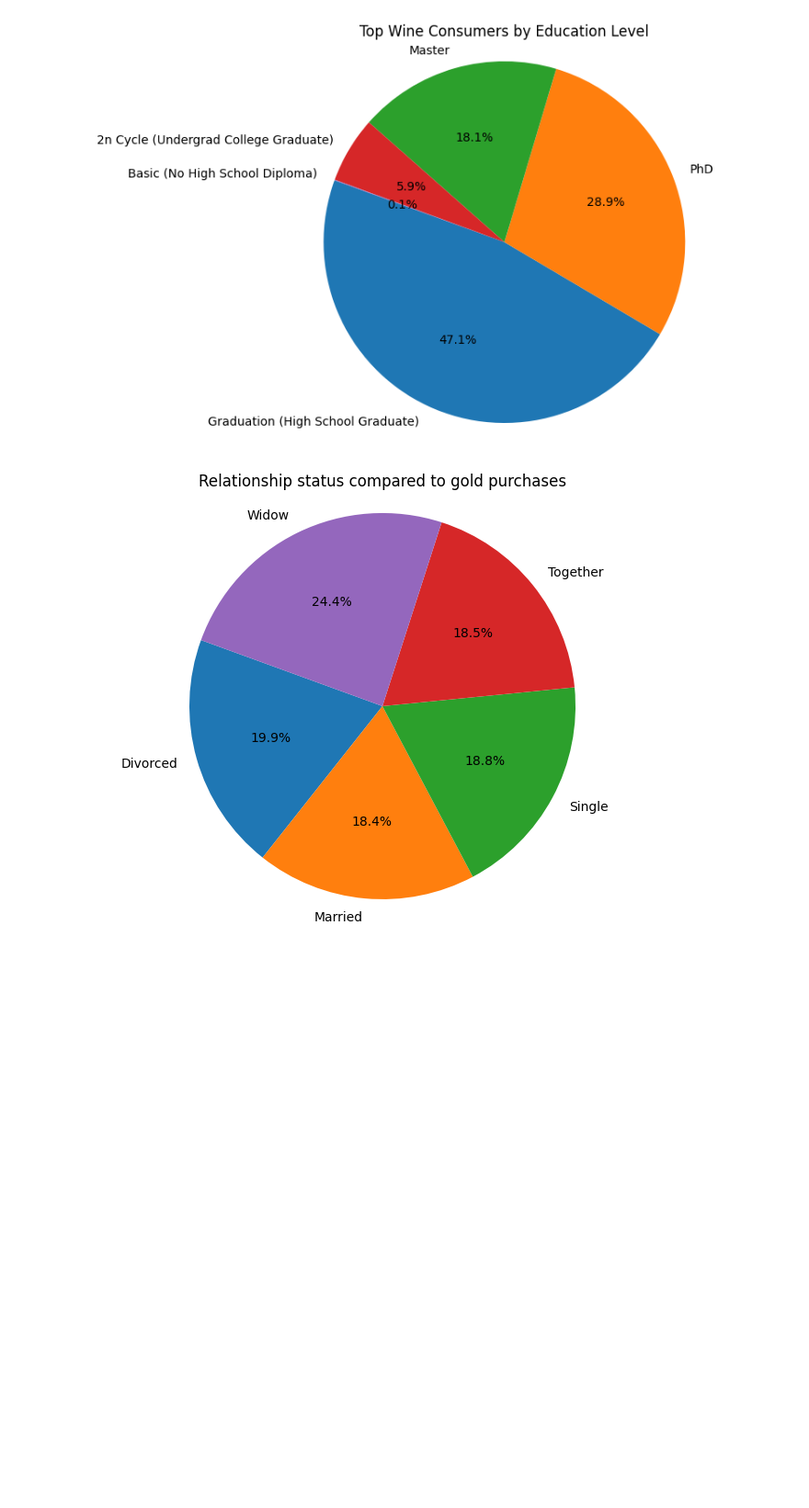
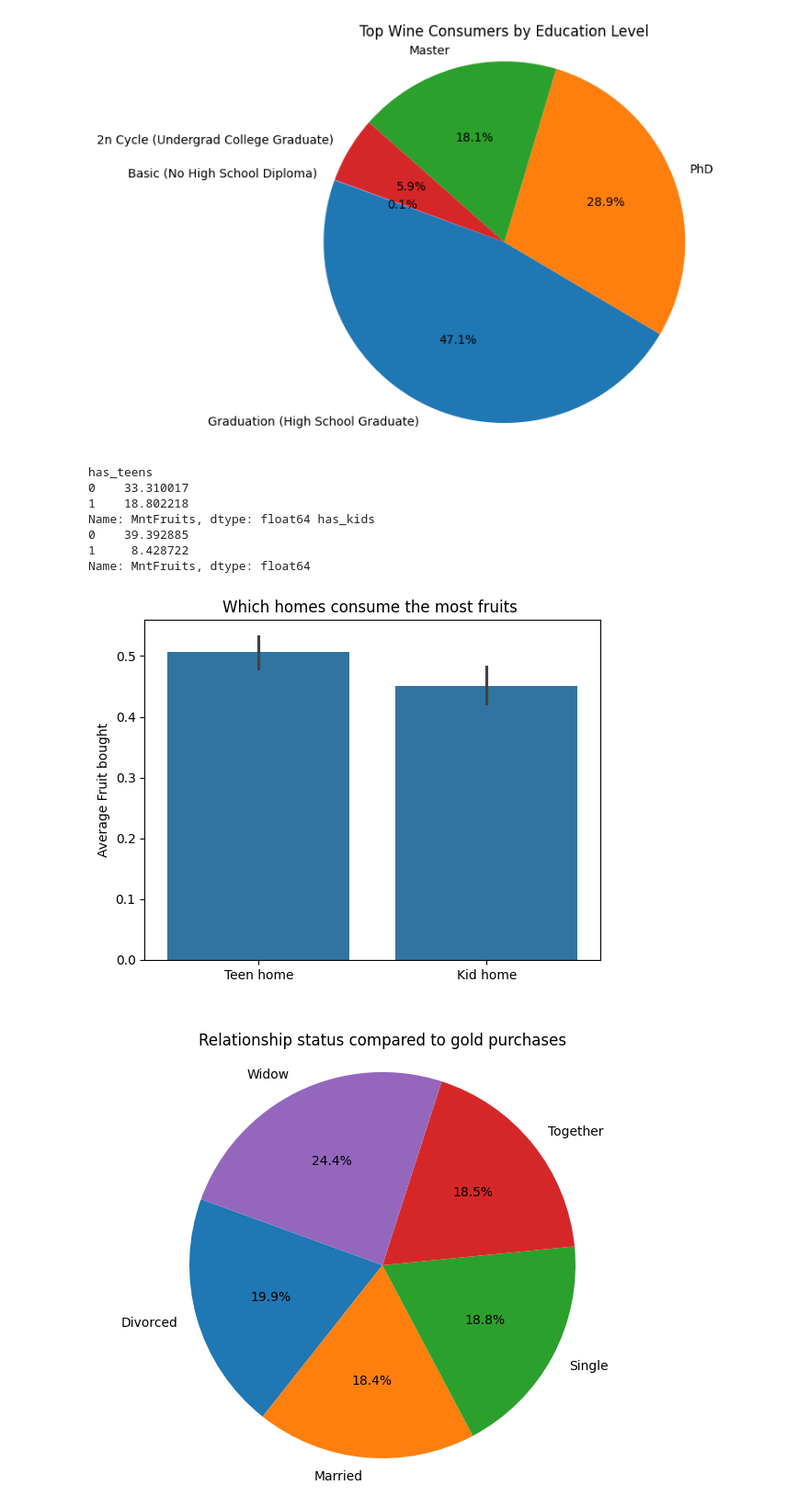
Before and after one commit to yh-2025/async-final-project-teal-Yuki, a Jupyter notebook: final_project_example.ipynb, the cells around one changed output. Shown at 92% size. Cells and saved outputs as stored; diff of their text form; code cells hidden in the pictures; blank space fills up the shorter version.

Commit message:
updates the questions

```diff
--- a/final_project_example.ipynb
+++ b/final_project_example.ipynb
@@ -137,3 +128,30 @@ plt.show()
+# %%
+#Question 4 On adverage do families with children buy more fruit or families with teens?
+
+marketing_df['has_kids'] = (marketing_df['Kidhome']> 0).astype(int)
+marketing_df['has_teens'] = (marketing_df['Teenhome']> 0 ).astype(int)
+
+teenhome= marketing_df.groupby('has_teens')['MntFruits'].mean()
+kidteen = marketing_df.groupby('has_kids')['MntFruits'].mean()
+
+
+print(teenhome,kidteen)
+
+sns.barplot(data=marketing_df, x="has_kids", y="has_teens")
+plt.title("Which homes consume the most fruits ")
+plt.xticks([0,1], ["Teen home", "Kid home"])
+plt.xlabel(" ")
+plt.ylabel("Average Fruit bought")
+plt.show()
+# %% [output]
+has_teens
+0    33.310017
+1    18.802218
+Name: MntFruits, dtype: float64 has_kids
+0    39.392885
+1     8.428722
+Name: MntFruits, dtype: float64
+[figure, added]
 # %%
 #Question 5 What is the adverage amount of gold bought by people in relationships compared to people that are not?
 
```
Also changed, not shown: parts of 5 cells of this notebook.
